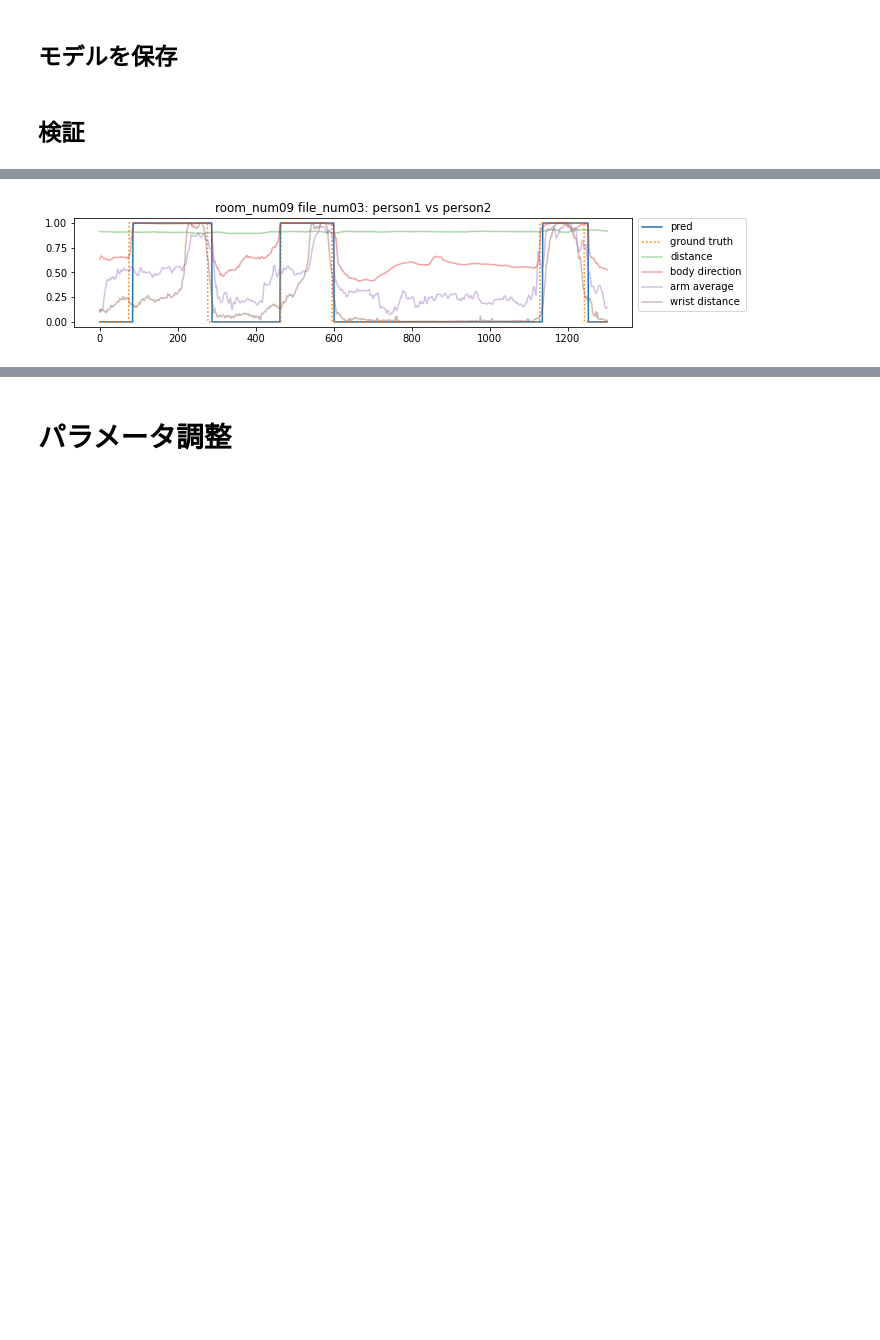
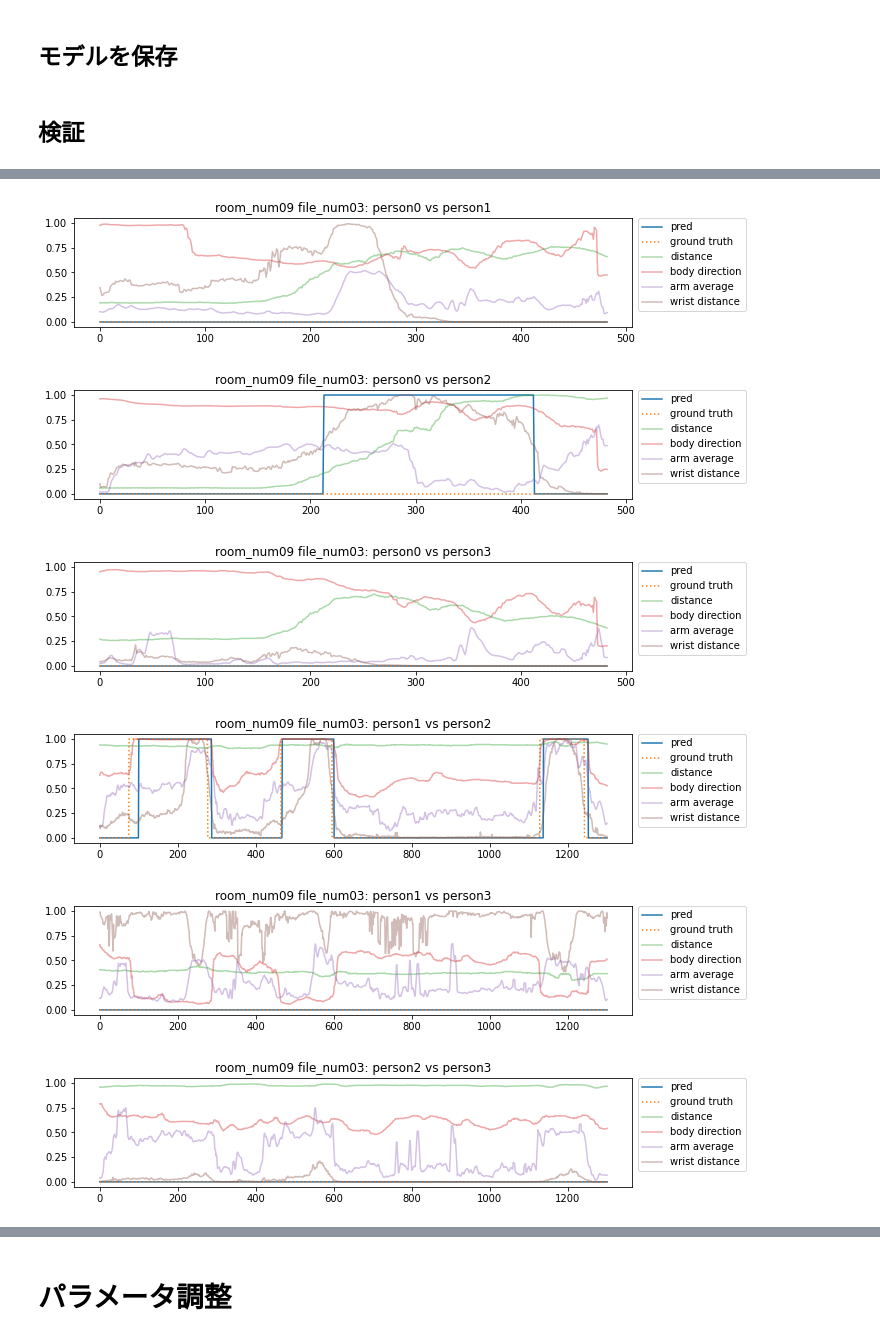
Before and after one commit to kojikojiprg/ova4gar, a Jupyter notebook: notebooks/group_activity/passing/svm-ex0304.ipynb, the cells around one changed output, grey strips where cells are left out. Cells and saved outputs as stored; diff of their text form; code cells hidden in the pictures; blank space fills up the shorter version.

```diff
--- a/notebooks/group_activity/passing/svm-ex0304.ipynb
+++ b/notebooks/group_activity/passing/svm-ex0304.ipynb
@@ -349,7 +349,7 @@ train length:1558
 passing: 538
 not passing: 171
 # %%
-model = SVC(C=1, gamma=0.19)
+model = SVC(C=1, gamma=0.08)
 
 model.fit(x_train_new, y_train_new)
 # %% [output]
@@ -365,9 +365,6 @@ with open(model_path, mode='wb') as f:
 # %%
 %matplotlib inline
 for key, x, y in zip(x_train_dict.keys(), x_train_dict.values(), y_train_dict.values()):
-    if len(x) == 0 or 1 not in y:
-        continue
-
     pred = model.predict(x)
     plt.figure(figsize=(10, 2))
     plt.plot(pred, label='pred')
@@ -386,24 +385,26 @@ for key, x, y in zip(x_train_dict.keys(), x_train_dict.values(), y_train_dict.va
 # %%
 %matplotlib inline
 for key, x, y in zip(x_test1_dict.keys(), x_test1_dict.values(), y_test1_dict.values()):
-    if len(x) == 0 or 1 not in y:
-        continue
-
     pred = model.predict(x)
     plt.figure(figsize=(10, 2))
     plt.plot(pred, label='pred')
     plt.plot(y, linestyle=':', label='ground truth')
     for i, feature in enumerate(np.array(x).T):
         plt.plot(feature, alpha=0.4, label=columns[i])
     plt.ylim((-0.05, 1.05))
     plt.legend(bbox_to_anchor=(1.01, 1), loc='upper left', borderaxespad=0)
     # plt.xlabel('frame')
     # plt.ylabel('passing')
     key = key.split('_')
     plt.title(f'room_num{key[0]} file_num{key[1]}: person{key[2]} vs person{key[3]}')
     plt.show()
 # %% [output]
-[figure, old version]
+[figure, new version]
+[figure, added]
+[figure, added]
+[figure, added]
+[figure, added]
+[figure, added]
 # %%
 %matplotlib inline
 for key, x, y in zip(x_test2_dict.keys(), x_test2_dict.values(), y_test2_dict.values()):
```
Also changed, not shown: parts of 9 cells of this notebook, 1 other file.
